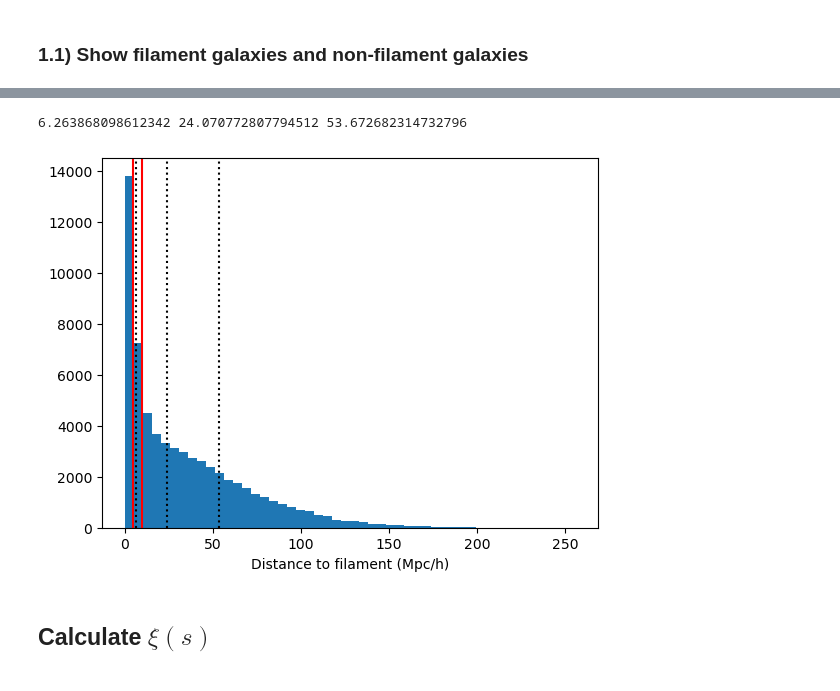
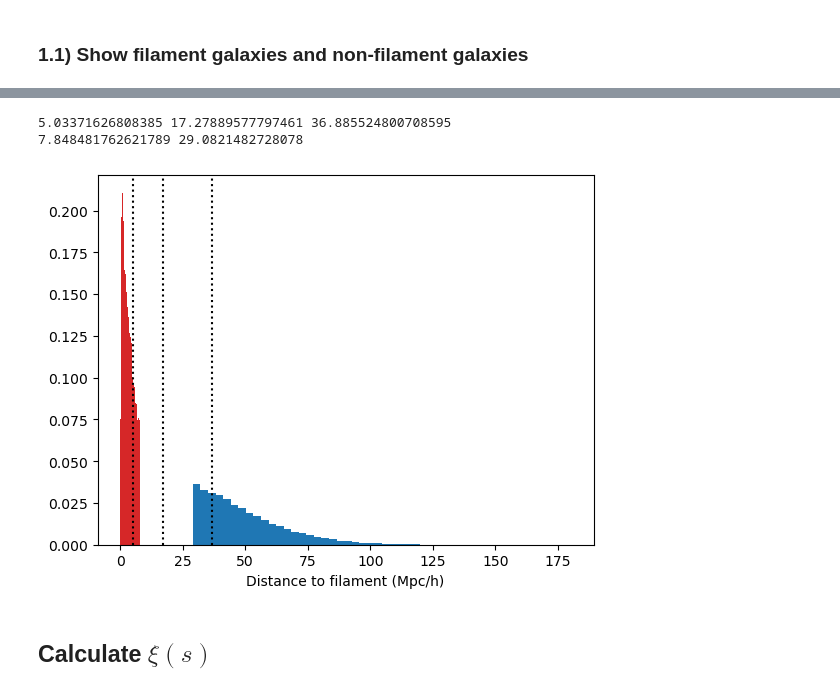
Before and after one commit to FedeDavilaKurban/filbao, a Jupyter notebook: main.ipynb, the cells around one changed output, grey strips where cells are left out. Drawn from its saved outputs; the diff is of its cells as text; code cells hidden in the pictures.

```diff
--- a/main.ipynb
+++ b/main.ipynb
@@ -26,8 +26,8 @@ sample = 'nyu'
 h = 0.6774  # Hubble constant
 zmin, zmax = 0.07, 0.2  # Redshift range
 ran_method = 'random_choice' # Random redshift generation method ['random_choice', 'piecewise', 'poly']
-mag_max = -21.2  # Maximum magnitude
-gr_min = 0.8
+mag_max = -20.5  # Maximum magnitude
+gr_min = 0
 deg = 4
 dist_min = 5.
 dist_max = 10.
@@ -261,9 +261,10 @@ import matplotlib.pyplot as plt
 
 # Define filament and non-filament galaxies
 p25,p50,p75 = np.percentile(cat_sdss_z_mag['dist_fil'],[25,50,75])
+p33,p66 = np.percentile(cat_sdss_z_mag['dist_fil'],[33,66])
 
-filgxs = cat_sdss_z_mag[cat_sdss_z_mag['dist_fil']<=p25]
-nonfilgxs = cat_sdss_z_mag[cat_sdss_z_mag['dist_fil']>p75]
+filgxs = cat_sdss_z_mag[cat_sdss_z_mag['dist_fil']<=p33]
+nonfilgxs = cat_sdss_z_mag[cat_sdss_z_mag['dist_fil']>p66]
 
 # Create randoms for each sample
 random_filgxs_red = generate_random_red(filgxs['red'].values, nrand, ran_method=ran_method, deg=deg)
@@ -353,23 +354,26 @@ print(len(random_nonfilgxs))
 # %%
-plt.hist(cat_sdss_z_mag['dist_fil'],bins=50)
+plt.hist(filgxs['dist_fil'],bins=50,color='C03',density=True)
+plt.hist(nonfilgxs['dist_fil'],bins=50,color='C00',density=True)
 
 p25,p50,p75 = np.percentile(cat_sdss_z_mag['dist_fil'],[25,50,75])
 
 print(p25,p50,p75)
+print(p33,p66)
 
-plt.axvline(x=dist_min, color='r', linestyle='-')
-plt.axvline(x=dist_max, color='r', linestyle='-')
+#plt.axvline(x=dist_min, color='r', linestyle='-')
+#plt.axvline(x=dist_max, color='r', linestyle='-')
 
 plt.axvline(x=p25, color='k', linestyle=':')
 plt.axvline(x=p50, color='k', linestyle=':')
 plt.axvline(x=p75, color='k', linestyle=':')
 
 plt.xlabel('Distance to filament (Mpc/h)')
 #plt.xscale('log')
 plt.show()
 # %% [output]
-6.263868098612342 24.070772807794512 53.672682314732796
+5.03371626808385 17.27889577797461 36.885524800708595
+7.848481762621789 29.0821482728078
-[figure, old version]
+[figure, new version]
 # %% [markdown]
 ## Calculate $\xi(s)$
 # %%
```
Also changed, not shown: parts of 9 cells of this notebook.
